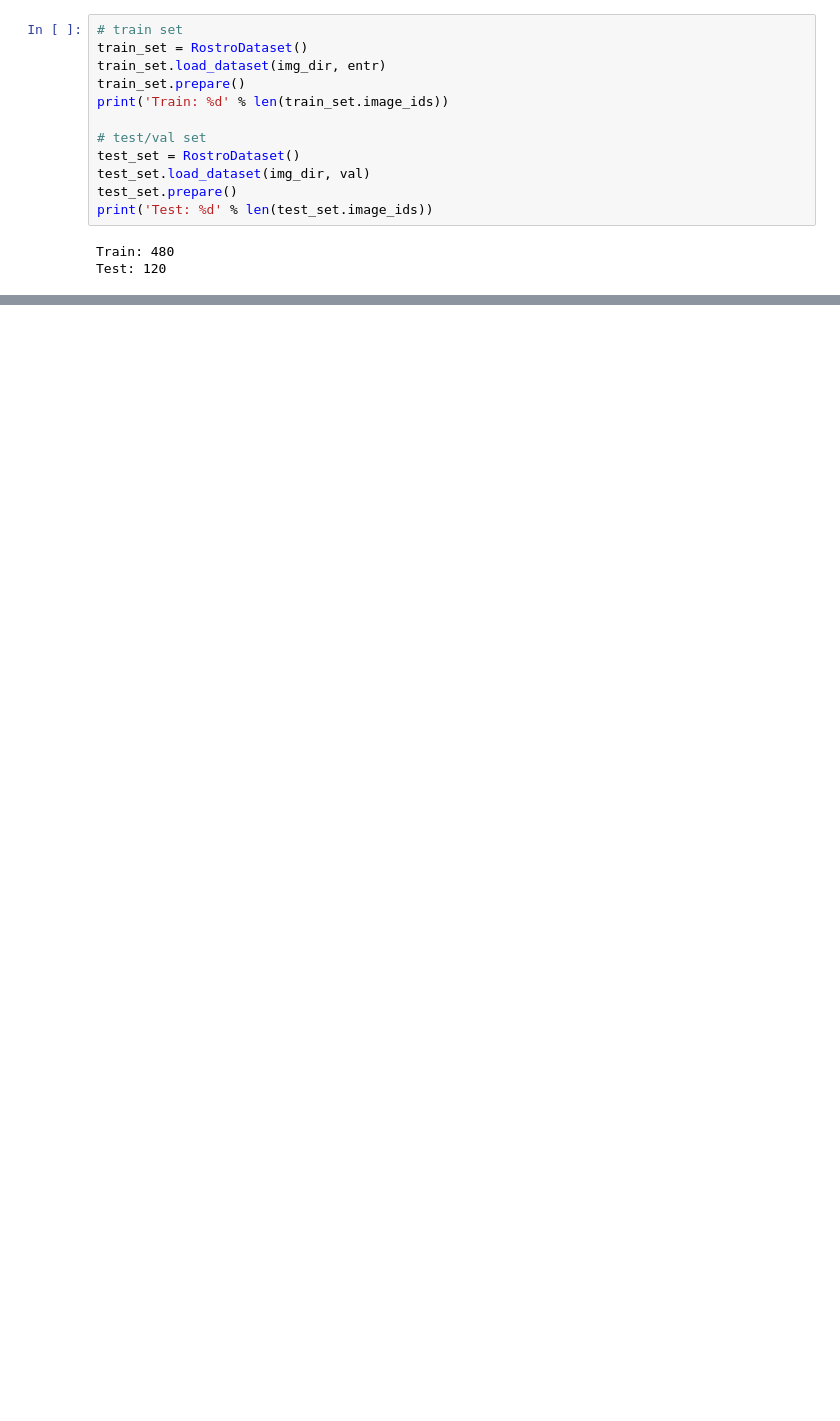
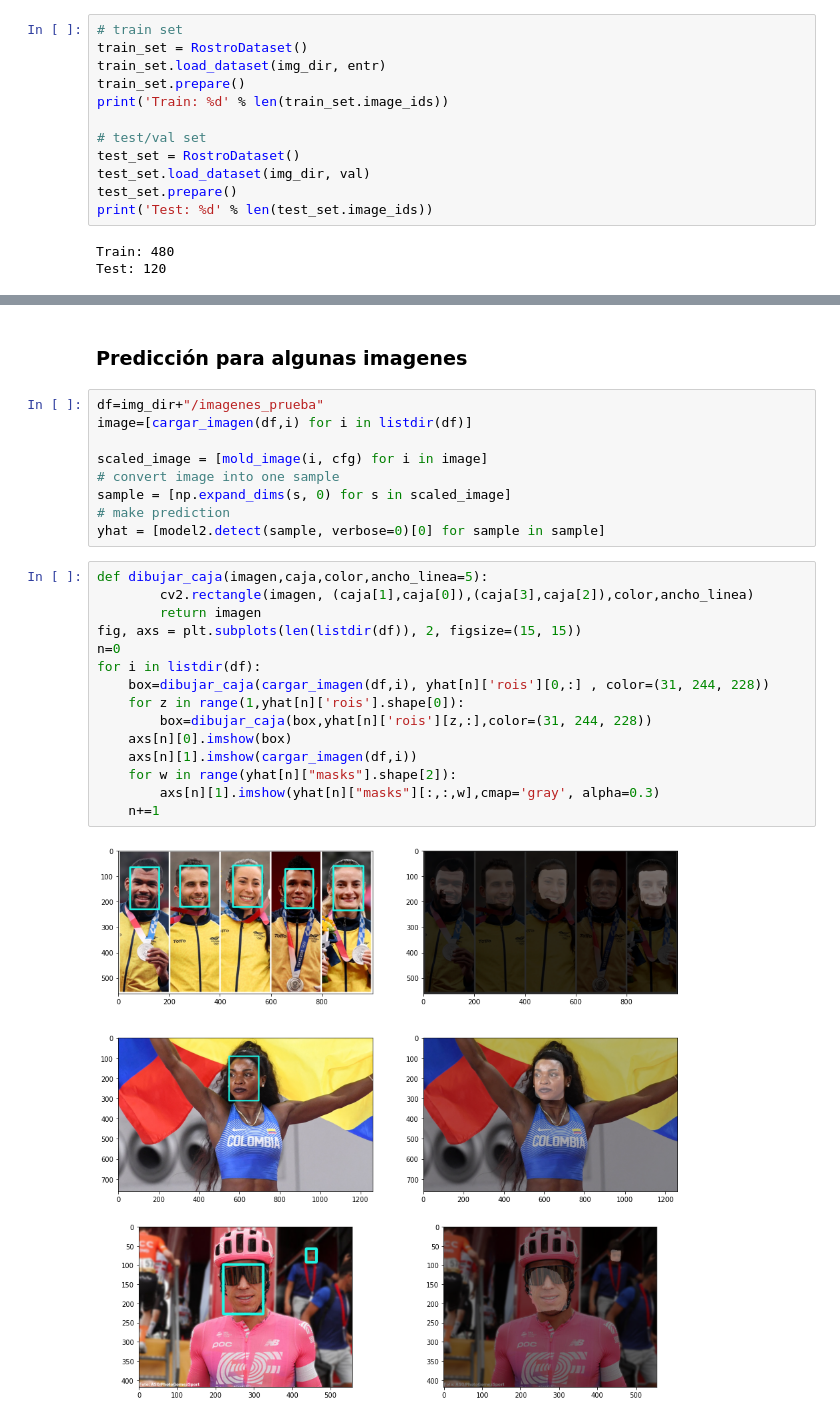
Before and after one commit to dsperezba/Proyecto-Mineria-de-Datos, a Jupyter notebook: Proyecto Mineria.ipynb, the cells around one changed output, grey strips where cells are left out. Saved outputs shown, nothing was run; the diff lists cells and outputs as text; blank space fills up the shorter version.

```diff
--- a/Proyecto Mineria.ipynb
+++ b/Proyecto Mineria.ipynb
@@ -500,0 +558,28 @@ MemoryError: Unable to allocate 4.47 GiB for an array with shape (1048576, 1145)
+# %% [markdown]
+### Predicción para algunas imagenes
+# %%
+df=img_dir+"/imagenes_prueba"
+image=[cargar_imagen(df,i) for i in listdir(df)]
+
+scaled_image = [mold_image(i, cfg) for i in image]
+# convert image into one sample
+sample = [np.expand_dims(s, 0) for s in scaled_image]
+# make prediction
+yhat = [model2.detect(sample, verbose=0)[0] for sample in sample]
+# %%
+def dibujar_caja(imagen,caja,color,ancho_linea=5):
+        cv2.rectangle(imagen, (caja[1],caja[0]),(caja[3],caja[2]),color,ancho_linea)
+        return imagen
+fig, axs = plt.subplots(len(listdir(df)), 2, figsize=(15, 15))
+n=0
+for i in listdir(df):
+    box=dibujar_caja(cargar_imagen(df,i), yhat[n]['rois'][0,:] , color=(31, 244, 228))
+    for z in range(1,yhat[n]['rois'].shape[0]):
+        box=dibujar_caja(box,yhat[n]['rois'][z,:],color=(31, 244, 228))
+    axs[n][0].imshow(box)
+    axs[n][1].imshow(cargar_imagen(df,i))
+    for w in range(yhat[n]["masks"].shape[2]):
+        axs[n][1].imshow(yhat[n]["masks"][:,:,w],cmap='gray', alpha=0.3)
+    n+=1
+# %% [output]
+[figure, added]
```
Also changed, not shown: parts of 37 cells of this notebook.
